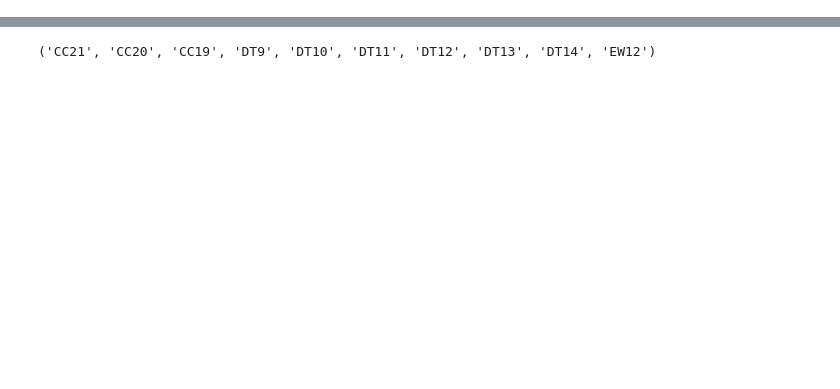
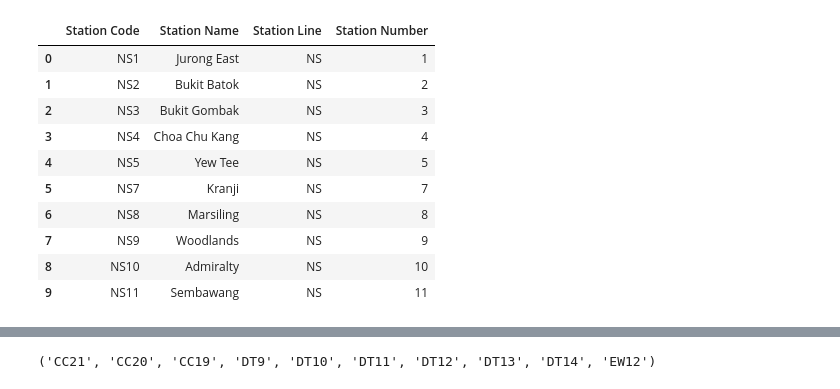
Before and after one commit to hung-phan/thing-i-want-to-build, a Jupyter notebook: apps/dl/MRT.ipynb, the cells around one changed output, grey strips where cells are left out. Cells and saved outputs as stored; diff of their text form; code cells hidden in the pictures; blank space fills up the shorter version.

```diff
--- a/apps/dl/MRT.ipynb
+++ b/apps/dl/MRT.ipynb
@@ -97,0 +90,30 @@ df.head(20)
+# %%
+df = df.drop_duplicates(['Station Code', 'Station Name'])
+# %%
+df.drop('Opening Date', axis=1, inplace=True)
+# %%
+df['Station Line'] = df['Station Code'].apply(lambda x: x[:2])
+# %%
+def func(x):
+    x = x[2:]
+
+    if x.isdigit():
+        return int(x)
+    else:
+        return ord(x) - ord('A') + 1
+
+df['Station Number'] = df['Station Code'].apply(func)
+# %%
+df.head(10)
+# %% [output]
+|  | Station Code | Station Name | Station Line | Station Number |
+| 0 | NS1 | Jurong East | NS | 1 |
+| 1 | NS2 | Bukit Batok | NS | 2 |
+| 2 | NS3 | Bukit Gombak | NS | 3 |
+| 3 | NS4 | Choa Chu Kang | NS | 4 |
+| 4 | NS5 | Yew Tee | NS | 5 |
+| 5 | NS7 | Kranji | NS | 7 |
+| 6 | NS8 | Marsiling | NS | 8 |
+| 7 | NS9 | Woodlands | NS | 9 |
+| 8 | NS10 | Admiralty | NS | 10 |
+| 9 | NS11 | Sembawang | NS | 11 |
```
Also changed, not shown: parts of 48 cells of this notebook, 2 other files.
